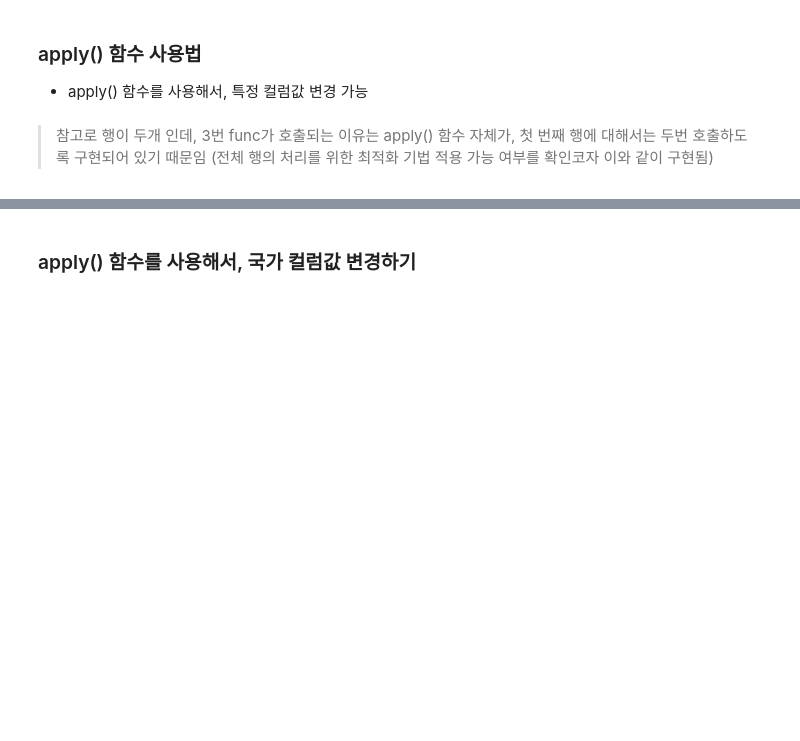
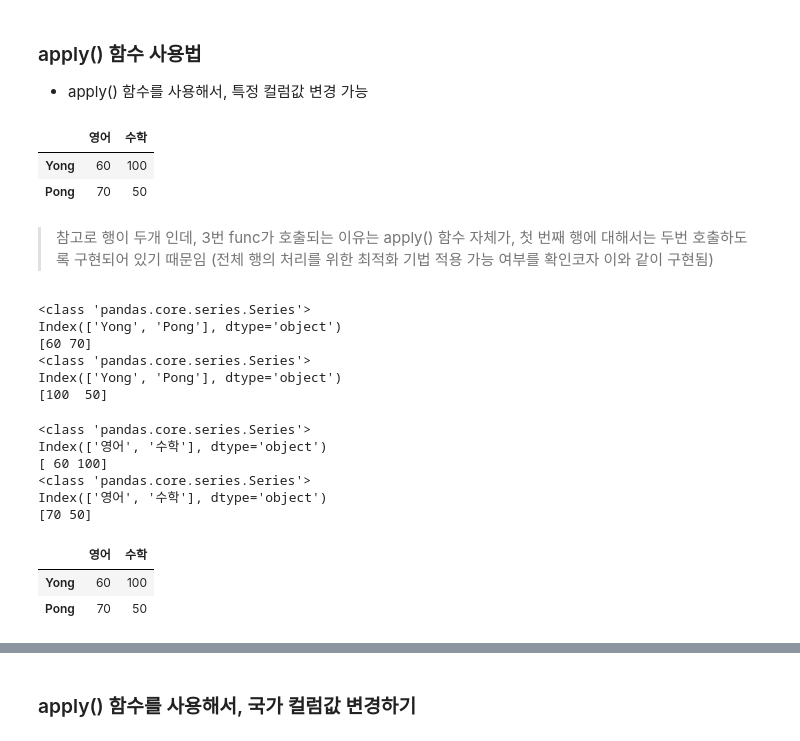
Before and after one commit to juyong3525/python_data_analysis_and_visualization, a Jupyter notebook: classData/pandas_real_data_processing.ipynb, the cells around one changed output, grey strips where cells are left out. Saved outputs shown, nothing was run; the diff lists cells and outputs as text; code cells hidden in the pictures; blank space fills up the shorter version.

Commit message:
Preprocessing real data with pandas library part.2

```diff
--- a/classData/pandas_real_data_processing.ipynb
+++ b/classData/pandas_real_data_processing.ipynb
@@ -123,8 +174,12 @@ with open('COVID-19-master/csse_covid_19_data/country_convert.json', 'r', encodi
 # %%
 df = pd.DataFrame({
     '영어': [60, 70],
     '수학': [100, 50]
-}, index = ['Dave', 'David'])
+}, index = ['Yong', 'Pong'])
 df
+# %% [output]
+|  | 영어 | 수학 |
+| Yong | 60 | 100 |
+| Pong | 70 | 50 |
 # %%
 def func(df_data):
@@ -136,14 +191,32 @@ def func(df_data):
 > 참고로 행이 두개 인데, 3번 func가 호출되는 이유는 apply() 함수 자체가, 첫 번째 행에 대해서는 두번 호출하도록 구현되어 있기 때문임 (전체 행의 처리를 위한 최적화 기법 적용 가능 여부를 확인코자 이와 같이 구현됨)
 # %%
 df_func = df.apply(func, axis=0)
+# %% [output]
+<class 'pandas.core.series.Series'>
+Index(['Yong', 'Pong'], dtype='object')
+[60 70]
+<class 'pandas.core.series.Series'>
+Index(['Yong', 'Pong'], dtype='object')
+[100  50]
 # %%
 df_func = df.apply(func, axis=1)
+# %% [output]
+<class 'pandas.core.series.Series'>
+Index(['영어', '수학'], dtype='object')
+[ 60 100]
+<class 'pandas.core.series.Series'>
+Index(['영어', '수학'], dtype='object')
+[70 50]
 # %%
 df = pd.DataFrame({
     '영어': [60, 70],
     '수학': [100, 50]
-}, index = ['Dave', 'David'])
+}, index = ['Yong', 'Pong'])
 df
+# %% [output]
+|  | 영어 | 수학 |
+| Yong | 60 | 100 |
+| Pong | 70 | 50 |
 # %%
 def func(df_data):
     df_data['영어'] = 80
```
Also changed, not shown: parts of 10 cells of this notebook.
